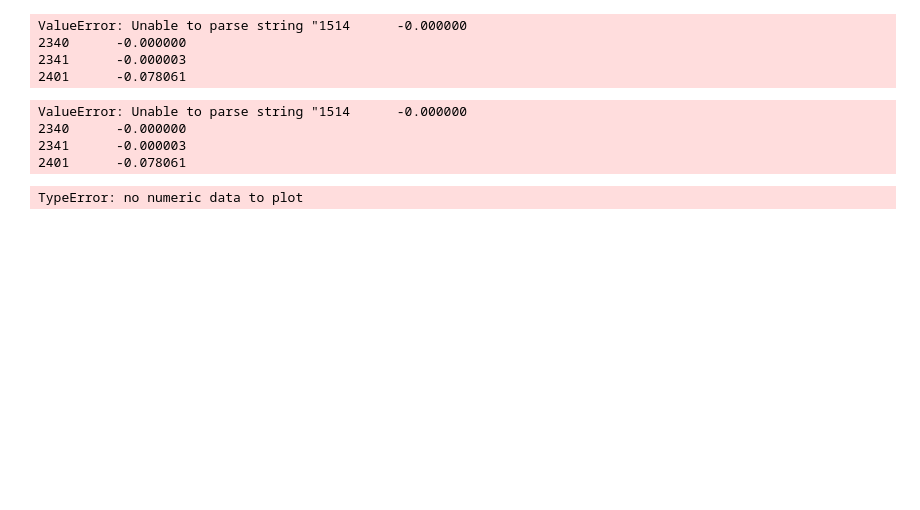
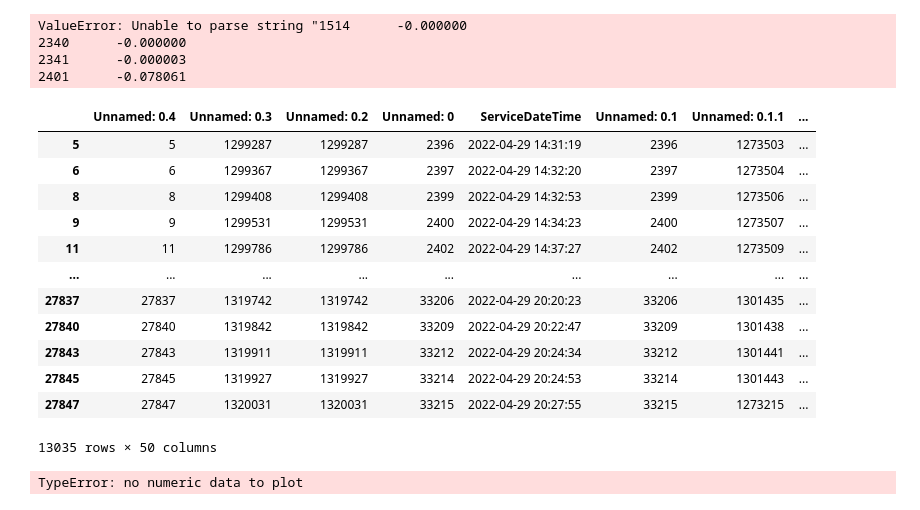
Before and after one commit to narslab/transit-electrification-futures, a Jupyter notebook: bin/jupyter/calibration.ipynb, the cells around one changed output. Saved outputs shown, nothing was run; the diff lists cells and outputs as text; code cells hidden in the pictures; blank space fills up the shorter version.

```diff
--- a/bin/jupyter/calibration.ipynb
+++ b/bin/jupyter/calibration.ipynb
@@ -40,12 +53,22 @@ ValueError: Unable to parse string "1514      -0.000000
 2341      -0.000003
 2401      -0.078061
 # %%
-pd.to_numeric(df_model['FuelRate/Energy'])
+# pd.to_numeric(df_model['FuelRate/Energy'], errors='coerce')
+df_model[pd.to_numeric(df_model['FuelRate/Energy'], errors='coerce').isnull()]
 # %% [output]
+|  | Unnamed: 0.4 | Unnamed: 0.3 | Unnamed: 0.2 | Unnamed: 0 | ServiceDateTime | Unnamed: 0.1 | Unnamed: 0.1.1 | ... |
+| 5 | 5 | 1299287 | 1299287 | 2396 | 2022-04-29 14:31:19 | 2396 | 1273503 | ... |
+| 6 | 6 | 1299367 | 1299367 | 2397 | 2022-04-29 14:32:20 | 2397 | 1273504 | ... |
+| 8 | 8 | 1299408 | 1299408 | 2399 | 2022-04-29 14:32:53 | 2399 | 1273506 | ... |
+| 9 | 9 | 1299531 | 1299531 | 2400 | 2022-04-29 14:34:23 | 2400 | 1273507 | ... |
+| 11 | 11 | 1299786 | 1299786 | 2402 | 2022-04-29 14:37:27 | 2402 | 1273509 | ... |
+| ... | ... | ... | ... | ... | ... | ... | ... | ... |
+| 27837 | 27837 | 1319742 | 1319742 | 33206 | 2022-04-29 20:20:23 | 33206 | 1301435 | ... |
+| 27840 | 27840 | 1319842 | 1319842 | 33209 | 2022-04-29 20:22:47 | 33209 | 1301438 | ... |
+| 27843 | 27843 | 1319911 | 1319911 | 33212 | 2022-04-29 20:24:34 | 33212 | 1301441 | ... |
+| 27845 | 27845 | 1319927 | 1319927 | 33214 | 2022-04-29 20:24:53 | 33214 | 1301443 | ... |
+| 27847 | 27847 | 1320031 | 1320031 | 33215 | 2022-04-29 20:27:55 | 33215 | 1273215 | ... |
-ValueError: Unable to parse string "1514      -0.000000
-2340      -0.000000
-2341      -0.000003
-2401      -0.078061
+13035 rows × 50 columns
 # %%
 DataFrame. astype()
 # %%
```
Also changed, not shown: parts of 2 cells of this notebook, 3 other files.
